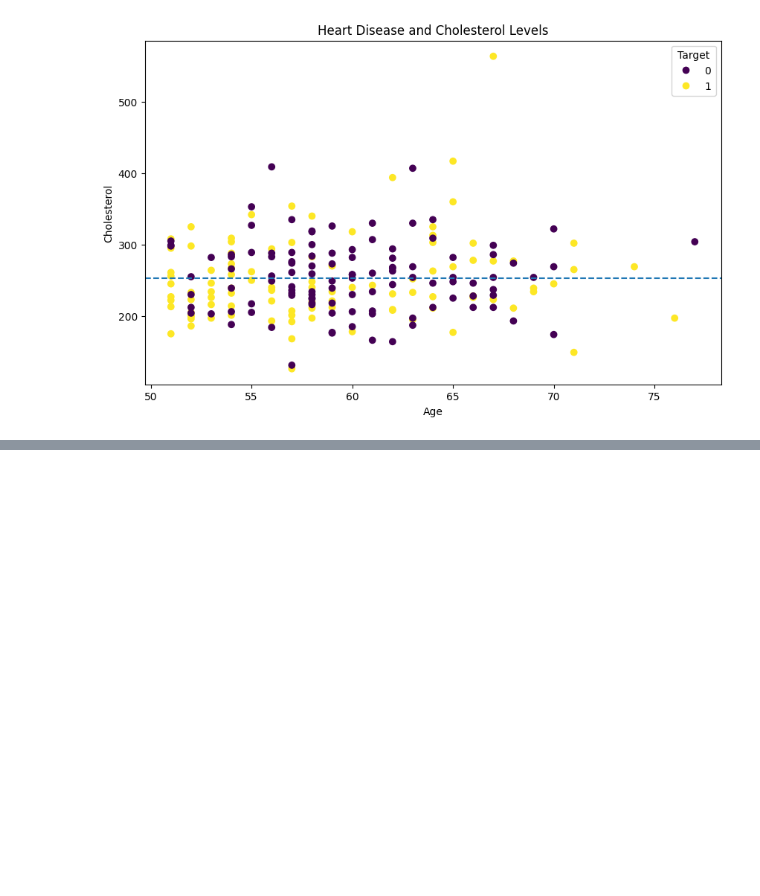
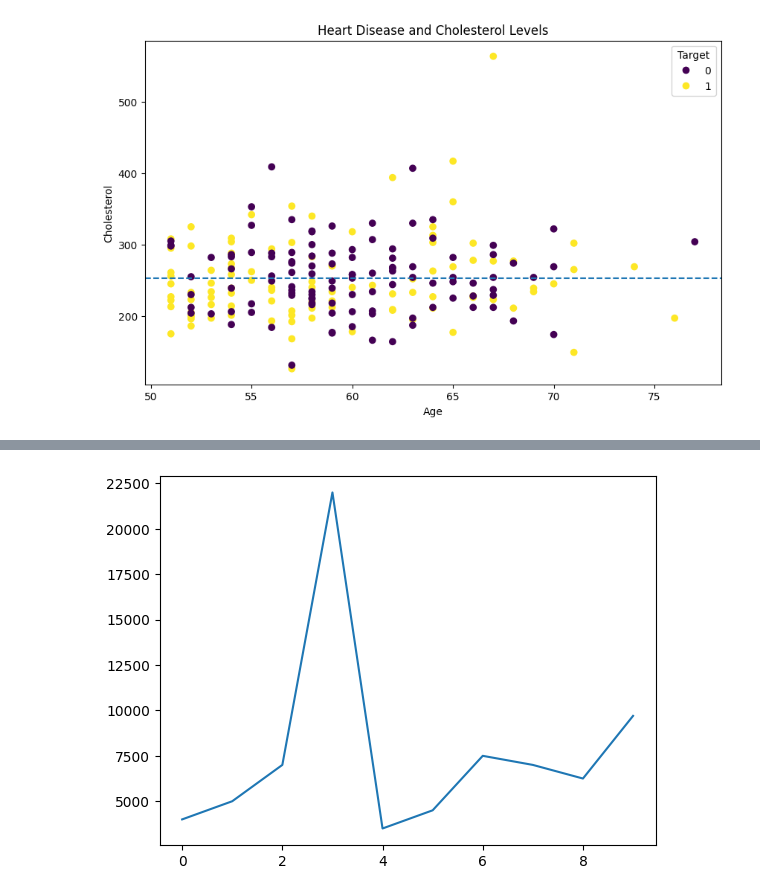
Before and after one commit to vivekkumar2909/Data-Science-and-Machine-Learning, a Jupyter notebook: introduction-to-matplotlib.ipynb, the cells around one changed output, grey strips where cells are left out. Cells and saved outputs as stored; diff of their text form; code cells hidden in the pictures; blank space fills up the shorter version.

Commit message:
I have explored the matplotlib

```diff
--- a/introduction-to-matplotlib.ipynb
+++ b/introduction-to-matplotlib.ipynb
@@ -590,0 +699,7 @@ ax.axhline(over_50['chol'].mean(),linestyle='--')
+# %%
+# Customize matplot graph analysis
+
+# Plot before changing style
+car_sales["Price"].plot();
+# %% [output]
+[figure, added]
```
Also changed, not shown: parts of 35 cells of this notebook, 1 other file.
